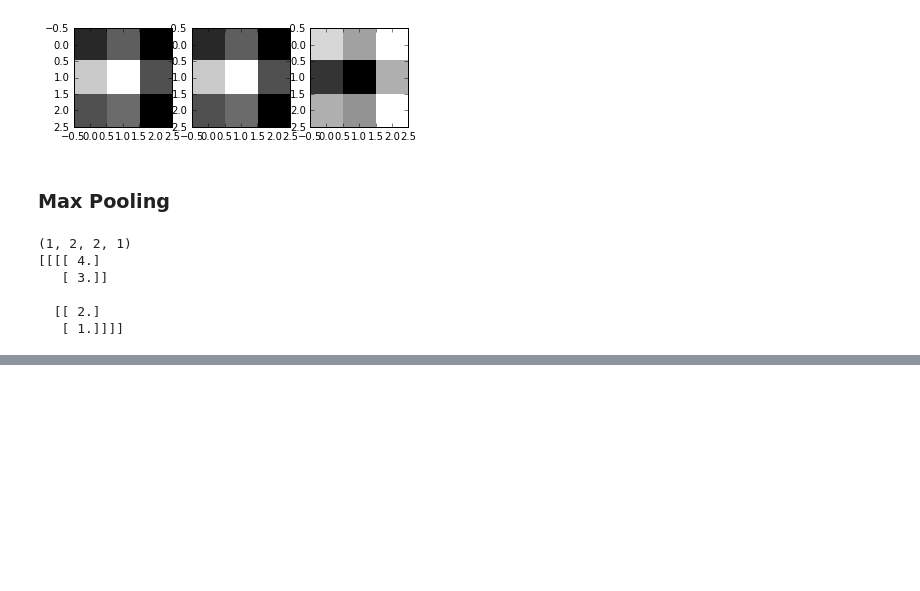
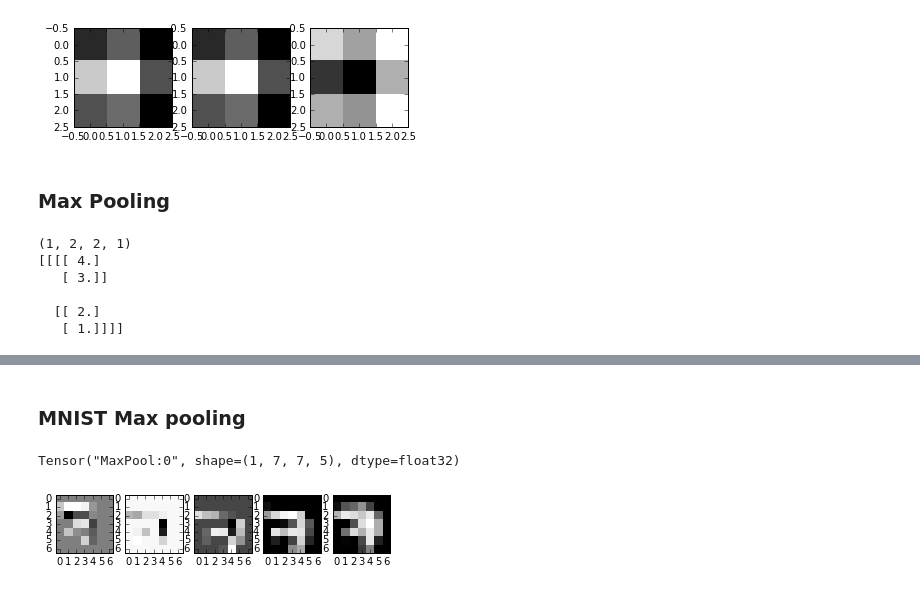
Before and after one commit to JeongJunHee/DeepLearning, a Jupyter notebook: lab_11/cnn_basics.ipynb, the cells around one changed output, grey strips where cells are left out. Saved outputs shown, nothing was run; the diff lists cells and outputs as text; code cells hidden in the pictures; blank space fills up the shorter version.

```diff
--- a/lab_11/cnn_basics.ipynb
+++ b/lab_11/cnn_basics.ipynb
@@ -111,0 +152,15 @@ print(pool.eval())
+# %% [markdown]
+### MNIST Max pooling
+# %%
+pool = tf.nn.max_pool(conv2d, ksize=[1, 2, 2, 1],
+                      strides=[1, 2, 2, 1], padding='SAME')
+print(pool)
+sess.run(tf.global_variables_initializer())
+pool_img = pool.eval()
+pool_img = np.swapaxes(pool_img, 0, 3)
+for i, one_img in enumerate(pool_img):
+    plt.subplot(1, 5, i+1), plt.imshow(one_img.reshape(7, 7),
+                                       cmap='gray', interpolation='nearest')
+# %% [output]
+Tensor("MaxPool:0", shape=(1, 7, 7, 5), dtype=float32)
+[figure, added]
```
Also changed, not shown: parts of 5 cells of this notebook.
